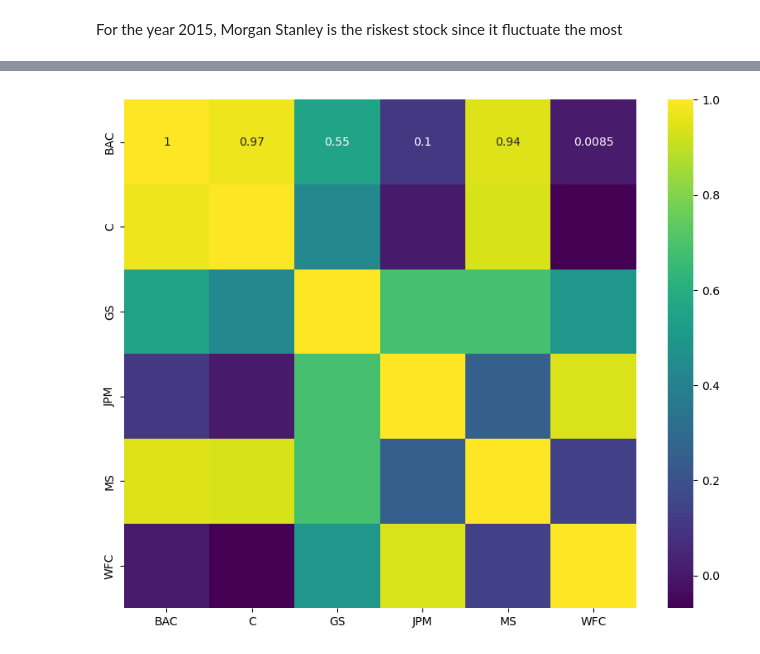
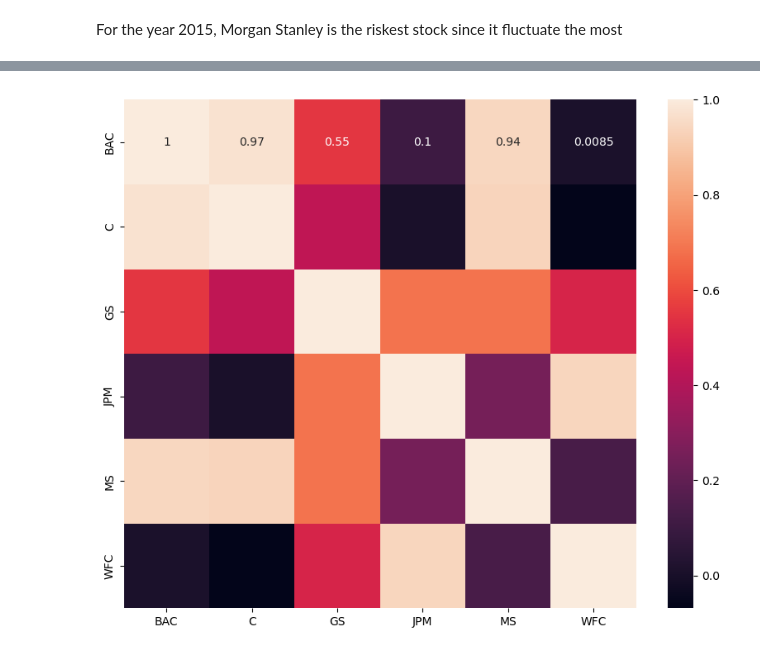
Before and after one commit to ziqiqiiii/EDA_banks_stock_prices, a Jupyter notebook: Finance_data_analysis_solution.ipynb, the cells around one changed output, grey strips where cells are left out. Saved outputs shown, nothing was run; the diff lists cells and outputs as text; code cells hidden in the pictures.

Commit message:
heatmap not working as usual

```diff
--- a/Finance_data_analysis_solution.ipynb
+++ b/Finance_data_analysis_solution.ipynb
@@ -291,2 +290,2 @@ KeyboardInterrupt:
 # %%
-DF.xs('Close', axis=1).corr()
+corr = DF.xs('Close', axis=1).corr()
@@ -301,6 +292,6 @@ DF.xs('Close', axis=1).corr()
 # %%
 plt.figure(figsize = (10,8))
-sns.heatmap(DF.xs('Close', axis=1).corr(), cmap = 'viridis',annot=True)
+sns.heatmap(corr, annot=True)
 plt.show()
 # %% [output]
-[figure, old version]
+[figure, new version]
```
Also changed, not shown: parts of 3 cells of this notebook.
